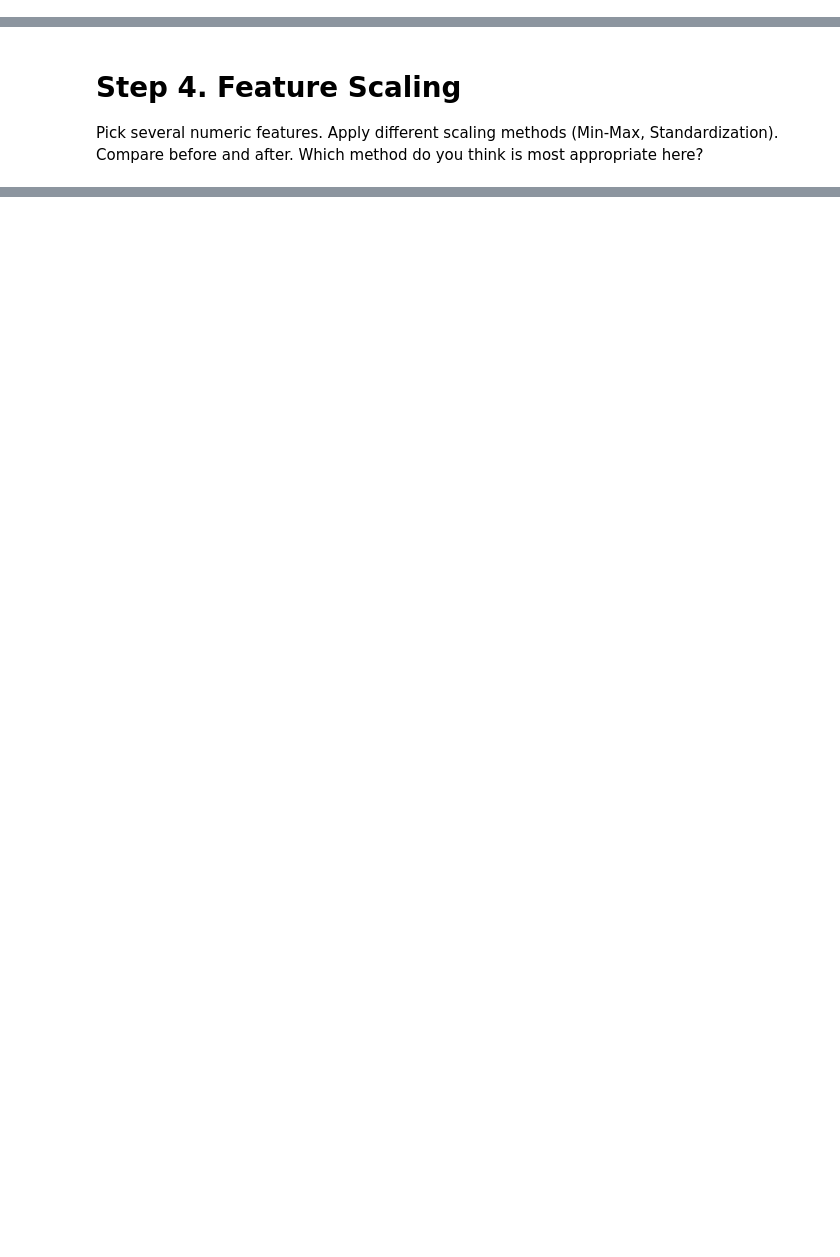
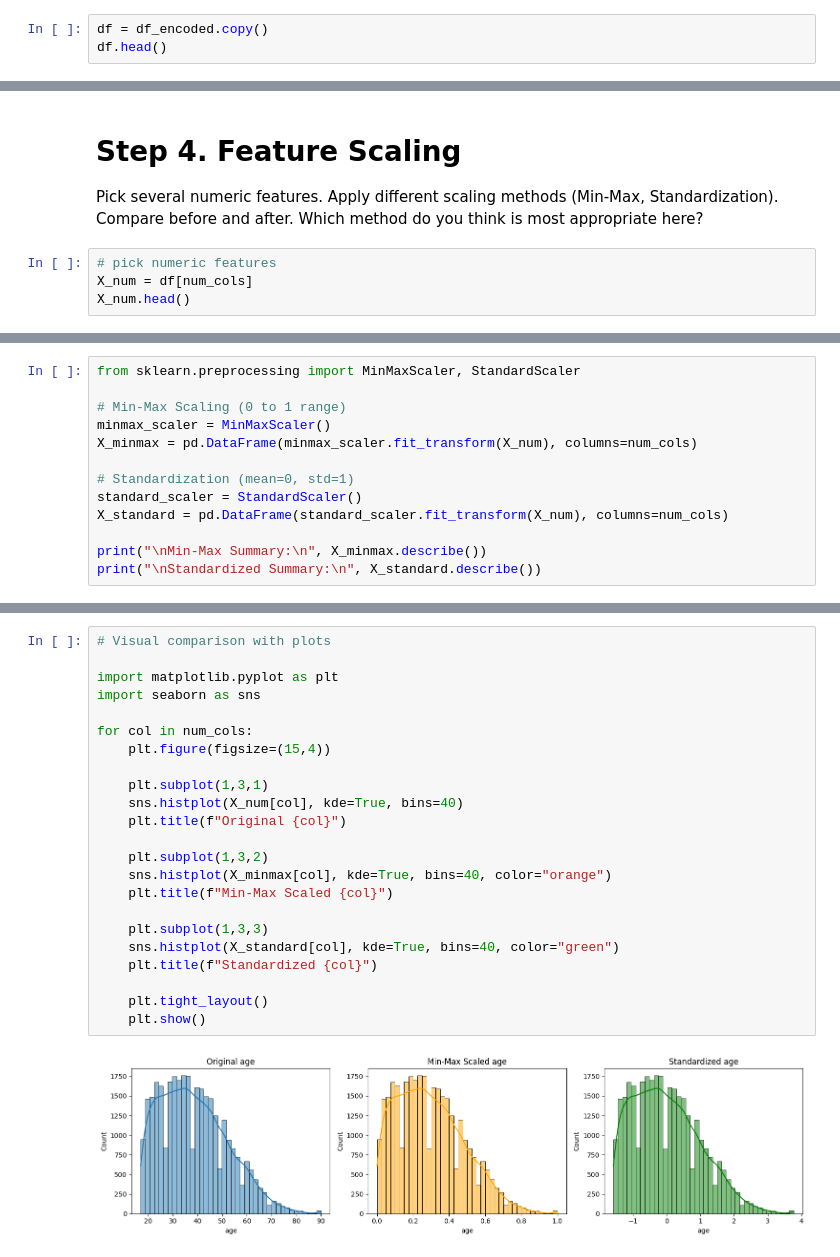
Before and after one commit to albertodiazdurana/Practice_DataScience, a Jupyter notebook: feature_preprocessing_task_w37.ipynb, the cells around one changed output, grey strips where cells are left out. Drawn from its saved outputs; the diff is of its cells as text; blank space fills up the shorter version.

```diff
--- a/feature_preprocessing_task_w37.ipynb
+++ b/feature_preprocessing_task_w37.ipynb
@@ -365,3 +365,6 @@ OneHotEncoder
 (-) Slightly more code than pd.get_dummies().
 
 In production: I would prefer OneHotEncoder inside a pipeline, because it’s robust, scalable, and avoids mismatched columns between training and inference.
+# %%
+df = df_encoded.copy()
+df.head()
@@ -371,3 +382,7 @@ Pick several numeric features.
 Apply different scaling methods (Min-Max, Standardization).
 Compare before and after.
 Which method do you think is most appropriate here?
+# %%
+# pick numeric features
+X_num = df[num_cols]
+X_num.head()
@@ -373,0 +420,13 @@ Which method do you think is most appropriate here?
+# %%
+from sklearn.preprocessing import MinMaxScaler, StandardScaler
+
+# Min-Max Scaling (0 to 1 range)
+minmax_scaler = MinMaxScaler()
+X_minmax = pd.DataFrame(minmax_scaler.fit_transform(X_num), columns=num_cols)
+
+# Standardization (mean=0, std=1)
+standard_scaler = StandardScaler()
+X_standard = pd.DataFrame(standard_scaler.fit_transform(X_num), columns=num_cols)
+
+print("\nMin-Max Summary:\n", X_minmax.describe())
+print("\nStandardized Summary:\n", X_standard.describe())
@@ -373,0 +451,25 @@ Which method do you think is most appropriate here?
+# %%
+# Visual comparison with plots
+
+import matplotlib.pyplot as plt
+import seaborn as sns
+
+for col in num_cols:
+    plt.figure(figsize=(15,4))
+
+    plt.subplot(1,3,1)
+    sns.histplot(X_num[col], kde=True, bins=40)
+    plt.title(f"Original {col}")
+
+    plt.subplot(1,3,2)
+    sns.histplot(X_minmax[col], kde=True, bins=40, color="orange")
+    plt.title(f"Min-Max Scaled {col}")
+
+    plt.subplot(1,3,3)
+    sns.histplot(X_standard[col], kde=True, bins=40, color="green")
+    plt.title(f"Standardized {col}")
+
+    plt.tight_layout()
+    plt.show()
+# %% [output]
+[figure, added]
```
Also changed, not shown: parts of 8 cells of this notebook.
